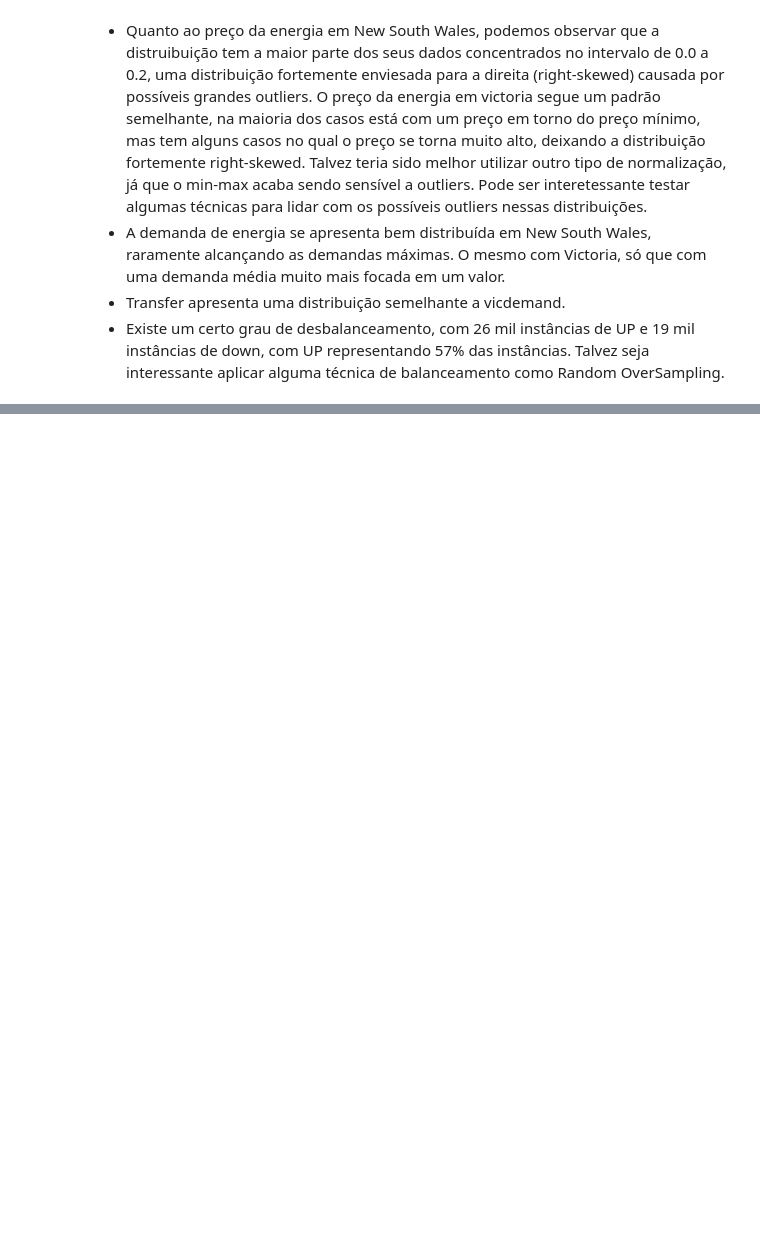
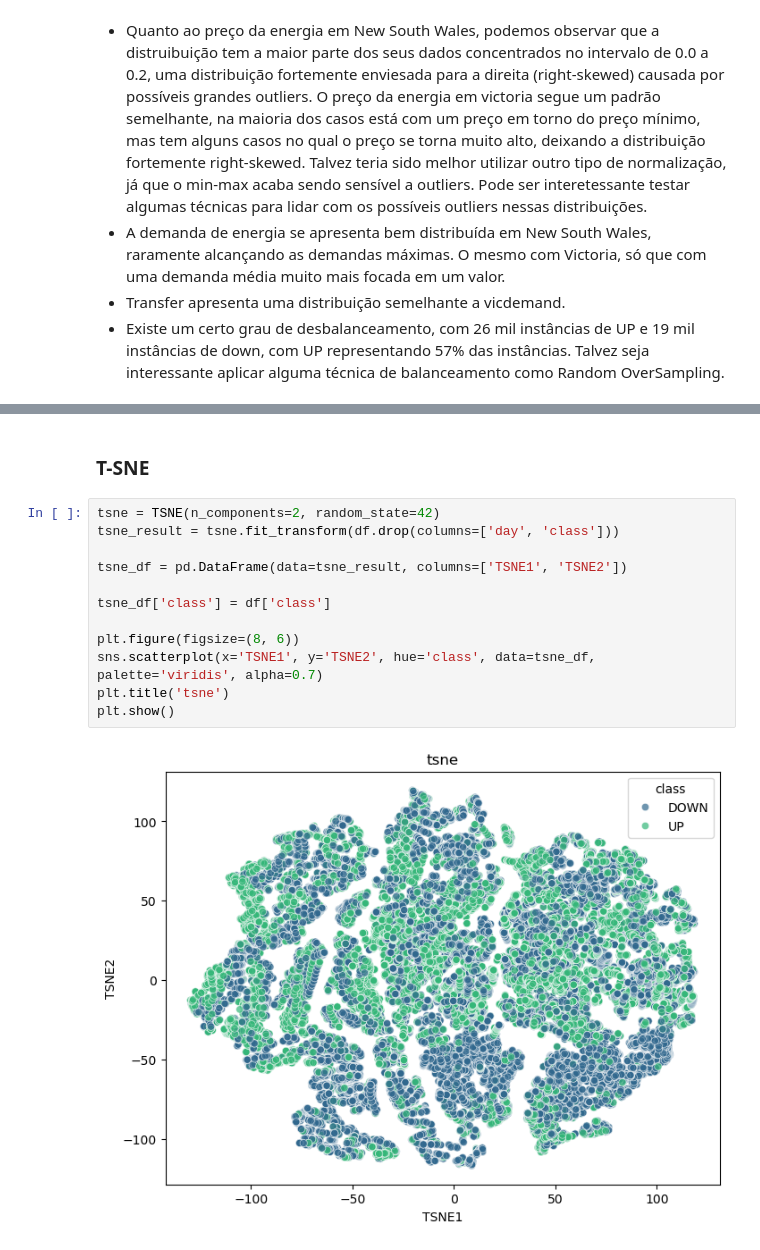
Before and after one commit to FrederickAlmeida/electricity-classification, a Jupyter notebook: eda_fred.ipynb, the cells around one changed output, grey strips where cells are left out. Cells and saved outputs as stored; diff of their text form; blank space fills up the shorter version.

```diff
--- a/eda_fred.ipynb
+++ b/eda_fred.ipynb
@@ -149,0 +164,16 @@ preço por periodo/data
+# %% [markdown]
+### T-SNE
+# %%
+tsne = TSNE(n_components=2, random_state=42)
+tsne_result = tsne.fit_transform(df.drop(columns=['day', 'class']))
+
+tsne_df = pd.DataFrame(data=tsne_result, columns=['TSNE1', 'TSNE2'])
+
+tsne_df['class'] = df['class']
+
+plt.figure(figsize=(8, 6))
+sns.scatterplot(x='TSNE1', y='TSNE2', hue='class', data=tsne_df, palette='viridis', alpha=0.7)
+plt.title('tsne')
+plt.show()
+# %% [output]
+[figure, added]
```
Also changed, not shown: parts of 6 cells of this notebook.
